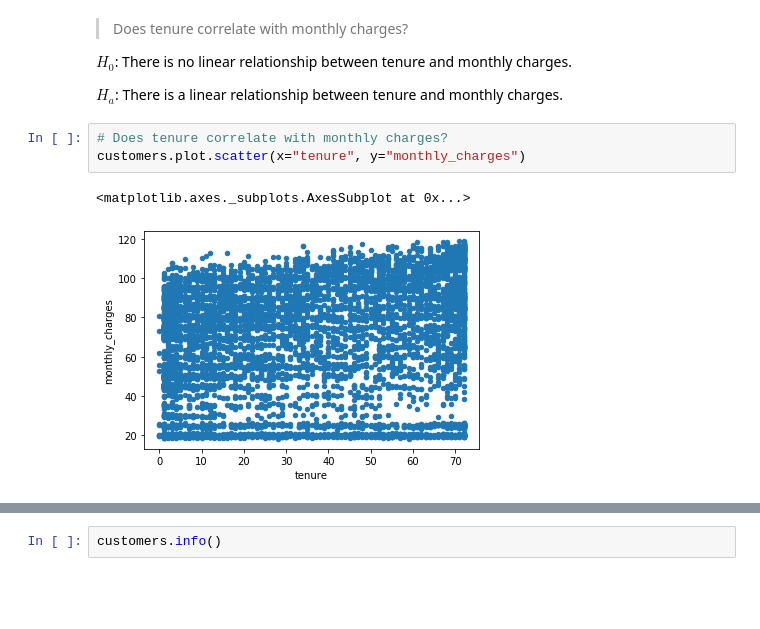
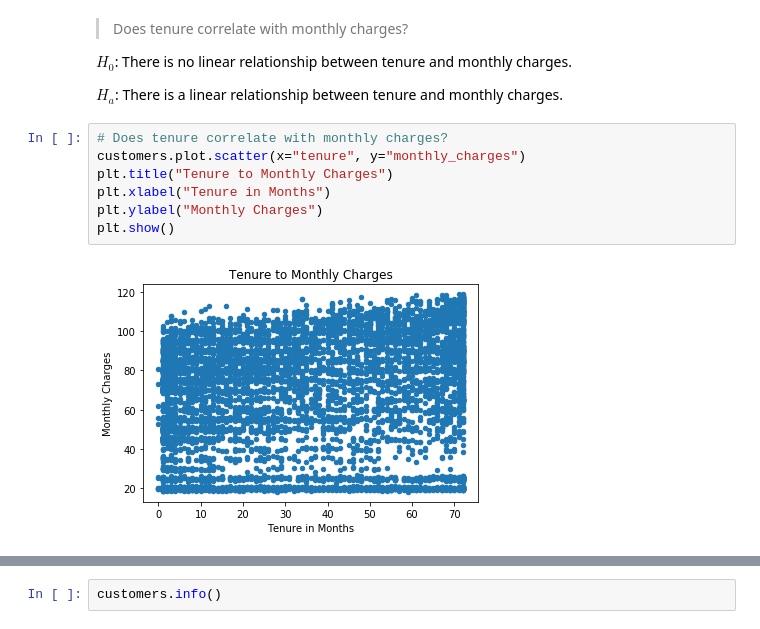
Before and after one commit to aleclhartman/statistics-exercises, a Jupyter notebook: hypothesis_testing.ipynb, the cells around one changed output, grey strips where cells are left out. Drawn from its saved outputs; the diff is of its cells as text; blank space fills up the shorter version.

```diff
--- a/hypothesis_testing.ipynb
+++ b/hypothesis_testing.ipynb
@@ -453,8 +455,11 @@ $H_a$: There is a linear relationship between tenure and monthly charges.
 # %%
 # Does tenure correlate with monthly charges?
 customers.plot.scatter(x="tenure", y="monthly_charges")
+plt.title("Tenure to Monthly Charges")
+plt.xlabel("Tenure in Months")
+plt.ylabel("Monthly Charges")
+plt.show()
 # %% [output]
-<matplotlib.axes._subplots.AxesSubplot at 0x...>
-[figure, old version]
+[figure, new version]
 # %%
 # Does tenure correlate with monthly charges?
```
Also changed, not shown: parts of 38 cells of this notebook.
